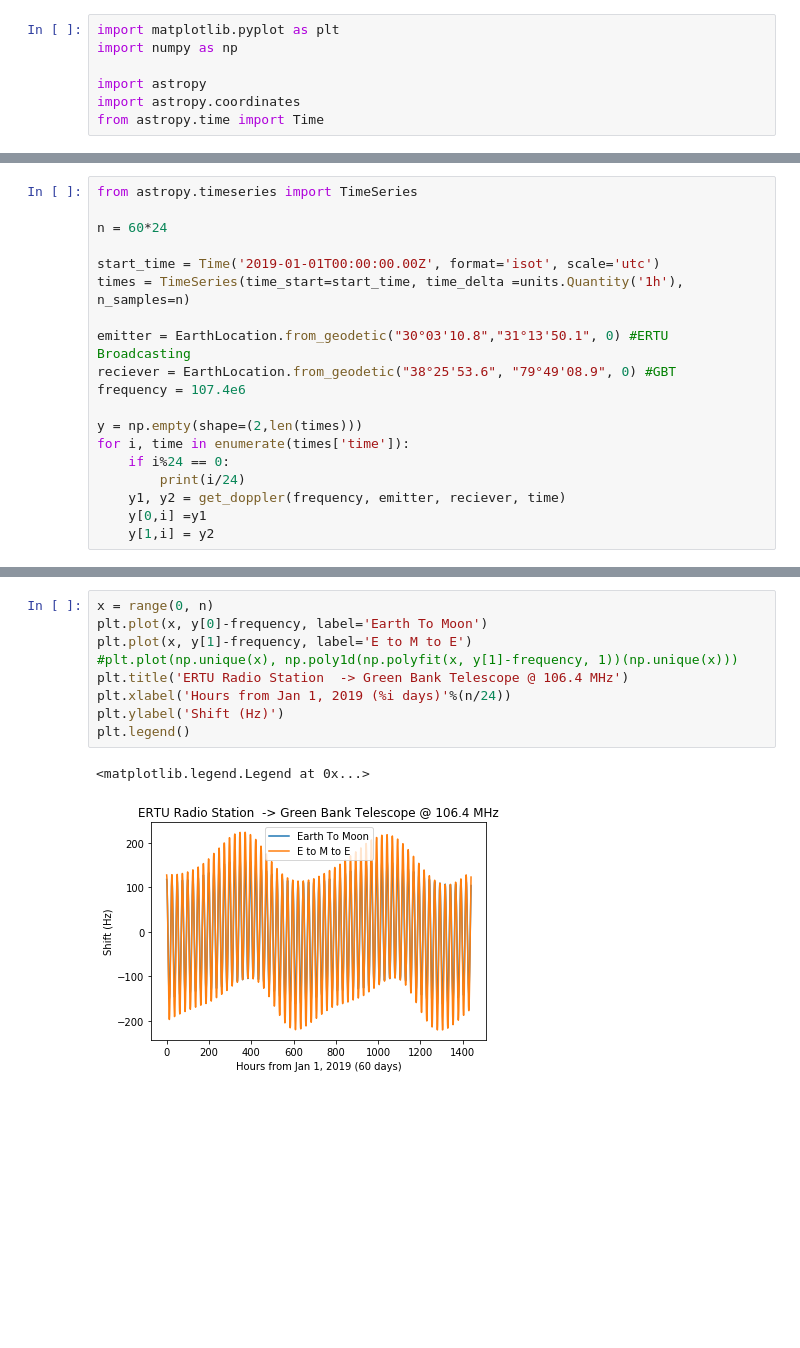
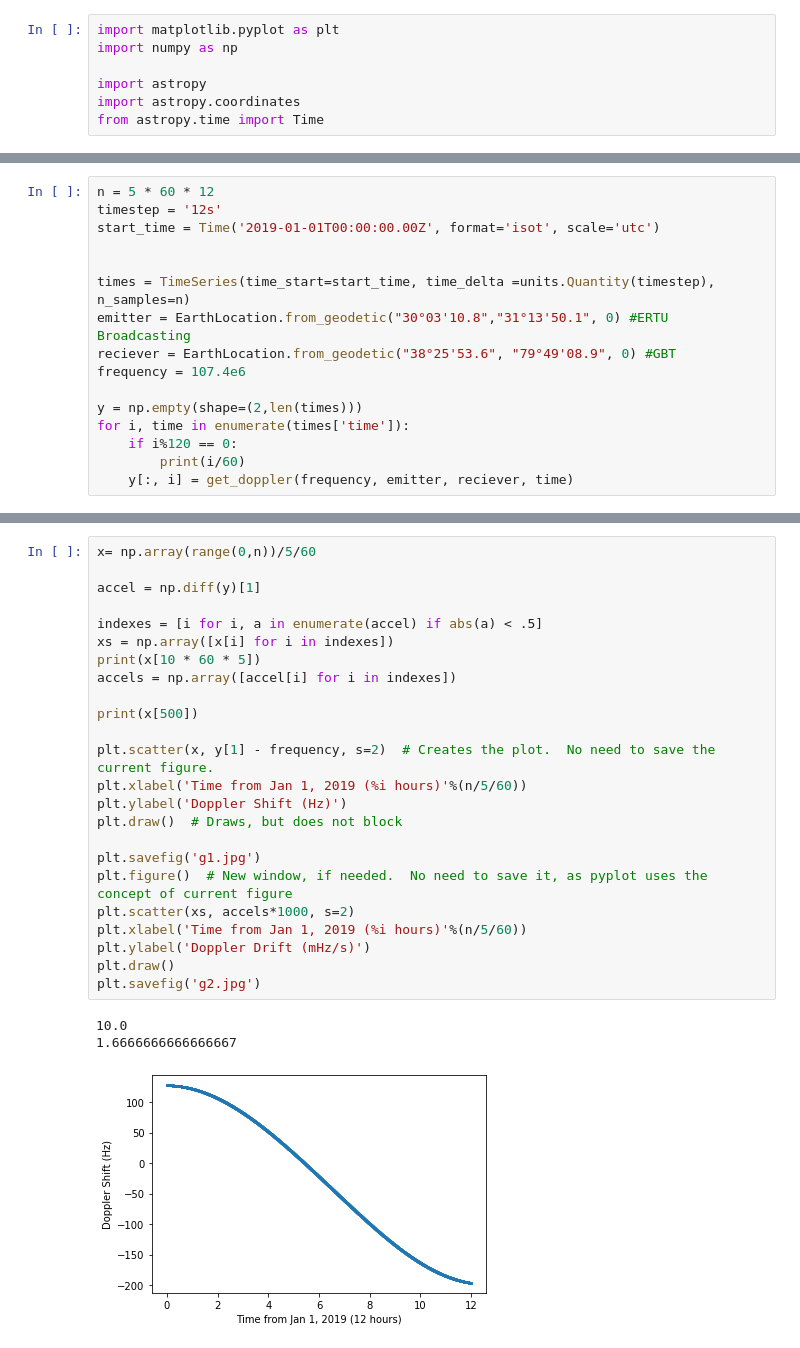
Before and after one commit to BlueCakeWithCows/kohls-seti, a Jupyter notebook: moon_doppler.ipynb, the cells around one changed output, grey strips where cells are left out. Drawn from its saved outputs; the diff is of its cells as text; blank space fills up the shorter version.

```diff
--- a/moon_doppler.ipynb
+++ b/moon_doppler.ipynb
@@ -89,21 +175,18 @@ def get_doppler(frequency, emitter, reciever, time):
 # %%
-from astropy.timeseries import TimeSeries
+n = 5 * 60 * 12
+timestep = '12s'
+start_time = Time('2019-01-01T00:00:00.00Z', format='isot', scale='utc')
 
-n = 60*24
 
-start_time = Time('2019-01-01T00:00:00.00Z', format='isot', scale='utc')
-times = TimeSeries(time_start=start_time, time_delta =units.Quantity('1h'), n_samples=n)
-
+times = TimeSeries(time_start=start_time, time_delta =units.Quantity(timestep), n_samples=n)
 emitter = EarthLocation.from_geodetic("30°03'10.8","31°13'50.1", 0) #ERTU  Broadcasting
 reciever = EarthLocation.from_geodetic("38°25'53.6", "79°49'08.9", 0) #GBT
 frequency = 107.4e6
 
 y = np.empty(shape=(2,len(times)))
 for i, time in enumerate(times['time']):
-    if i%24 == 0:
-        print(i/24)
-    y1, y2 = get_doppler(frequency, emitter, reciever, time)
-    y[0,i] =y1
-    y[1,i] = y2
+    if i%120 == 0:
+        print(i/60)
+    y[:, i] = get_doppler(frequency, emitter, reciever, time)
 # %% [output]
 0.0
@@ -126,12 +209,28 @@ for i, time in enumerate(times['time']):
-# %%
-x = range(0, n)
-plt.plot(x, y[0]-frequency, label='Earth To Moon')
-plt.plot(x, y[1]-frequency, label='E to M to E')
-#plt.plot(np.unique(x), np.poly1d(np.polyfit(x, y[1]-frequency, 1))(np.unique(x)))
-plt.title('ERTU Radio Station  -> Green Bank Telescope @ 106.4 MHz')
-plt.xlabel('Hours from Jan 1, 2019 (%i days)'%(n/24))
-plt.ylabel('Shift (Hz)')
-plt.legend()
-# %% [output]
-<matplotlib.legend.Legend at 0x...>
-[figure, removed]
+# %%
+x= np.array(range(0,n))/5/60
+
+accel = np.diff(y)[1]
+
+indexes = [i for i, a in enumerate(accel) if abs(a) < .5]
+xs = np.array([x[i] for i in indexes])
+print(x[10 * 60 * 5])
+accels = np.array([accel[i] for i in indexes])
+
+print(x[500])
+
+plt.scatter(x, y[1] - frequency, s=2)  # Creates the plot.  No need to save the current figure.
+plt.xlabel('Time from Jan 1, 2019 (%i hours)'%(n/5/60))
+plt.ylabel('Doppler Shift (Hz)')
+plt.draw()  # Draws, but does not block
+
+plt.savefig('g1.jpg')
+plt.figure()  # New window, if needed.  No need to save it, as pyplot uses the concept of current figure
+plt.scatter(xs, accels*1000, s=2)
+plt.xlabel('Time from Jan 1, 2019 (%i hours)'%(n/5/60))
+plt.ylabel('Doppler Drift (mHz/s)')
+plt.draw()
+plt.savefig('g2.jpg')
+# %% [output]
+10.0
+1.6666666666666667
+[figure, added]
```
Also changed, not shown: parts of 10 cells of this notebook.
